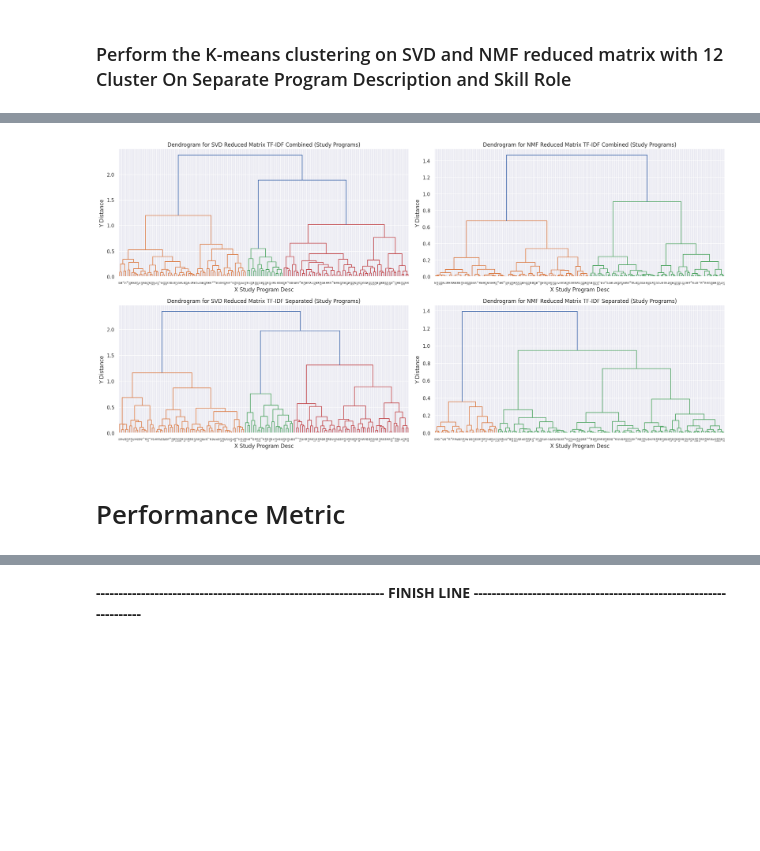
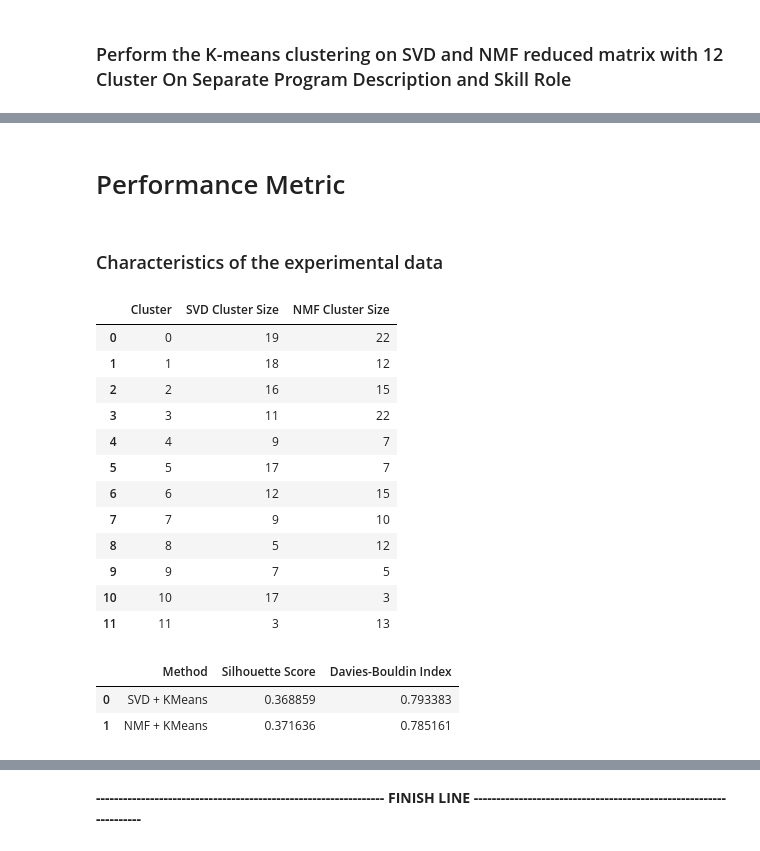
Before and after one commit to enzeeeh/ds-project, a Jupyter notebook: ds-lab1/Text_Mining_Analysis_DS_LAB1_Topic.ipynb, the cells around one changed output, grey strips where cells are left out. Drawn from its saved outputs; the diff is of its cells as text; code cells hidden in the pictures; blank space fills up the shorter version.

```diff
--- a/ds-lab1/Text_Mining_Analysis_DS_LAB1_Topic.ipynb
+++ b/ds-lab1/Text_Mining_Analysis_DS_LAB1_Topic.ipynb
@@ -527,7 +540,4 @@ reduced_matrix_nmf = nmf_combined.fit_transform(combined_text_tfidf)
 # %%
-# Separate the reduced matrices for study programs and skill sets
-programs_matrix_svd = reduced_matrix_svd[:len(study_program)]
-skills_matrix_svd = reduced_matrix_svd[len(study_program):]
 print(programs_matrix_svd.shape)
 print(skills_matrix_svd.shape)
 # Calculate cosine similarity for SVD
@@ -538,9 +548,7 @@ similarity_matrix_svd = cosine_similarity(programs_matrix_svd, skills_matrix_svd
 # %%
-# Calculate cosine similarity for NMF
-programs_matrix_nmf = reduced_matrix_nmf[:len(study_program)]
-skills_matrix_nmf = reduced_matrix_nmf[len(study_program):]
 print(programs_matrix_nmf.shape)
 print(skills_matrix_nmf.shape)
+# Calculate cosine similarity for NMF
 similarity_matrix_nmf = cosine_similarity(programs_matrix_nmf, skills_matrix_nmf)
 # %% [output]
 (143, 2)
@@ -746,6 +592,8 @@ clusters_nmf = kmeans_nmf.fit_predict(programs_matrix_nmf)
 # %%
 # Perform K-means clustering on skill sets using SVD reduced matrix
-skill_clusters_svd = kmeans_svd.predict(skills_matrix_svd)
+skill_clusters_svd = kmeans_svd.predict(programs_matrix_svd)
+# skill_clusters_svd = kmeans_svd.predict(skills_matrix_nmf)
 
 # Perform K-means clustering on skill sets using NMF reduced matrix
-skill_clusters_nmf = kmeans_nmf.predict(skills_matrix_nmf)
+skill_clusters_nmf = kmeans_nmf.predict(programs_matrix_nmf)
+# skill_clusters_nmf = kmeans_nmf.predict(skills_matrix_nmf)
@@ -972,12 +750,59 @@ def plot_dendrograms(linkage_matrices, titles, xlabels, ylabels, axhline_ys=None
-# %%
-linkage_matrices = [linkage_matrix_svd_programs, linkage_matrix_nmf_programs, linkage_matrix__svd_programs_separated, linkage_matrix_nmf_programs_separated]
-titles = ['Dendrogram for SVD Reduced Matrix TF-IDF Combined (Study Programs)', 'Dendrogram for NMF Reduced Matrix TF-IDF Combined (Study Programs)', 'Dendrogram for SVD Reduced Matrix TF-IDF Separated (Study Programs)', 'Dendrogram for NMF Reduced Matrix TF-IDF Separated (Study Programs)']
-xlabels = ['X Study Program Desc', 'X Study Program Desc', 'X Study Program Desc', 'X Study Program Desc']
-ylabels = ['Y Distance', 'Y Distance', 'Y Distance', 'Y Distance']
-axhline_ys = [10, 15, 20, 25]  # Example y-values for horizontal lines
-
-plot_dendrograms(linkage_matrices, titles, xlabels, ylabels, axhline_ys)
-# %% [output]
-[figure, removed]
 # %% [markdown]
 # Performance Metric
+# %% [markdown]
+### Characteristics of the experimental data
+# %%
+# Count documents in each cluster for SVD
+unique_svd, counts_svd = np.unique(skill_clusters_svd, return_counts=True)
+cluster_counts_svd = dict(zip(unique_svd, counts_svd))
+
+# Count documents in each cluster for NMF
+unique_nmf, counts_nmf = np.unique(skill_clusters_nmf, return_counts=True)
+cluster_counts_nmf = dict(zip(unique_nmf, counts_nmf))
+
+# Create DataFrame for cluster counts
+cluster_counts_df = pd.DataFrame({
+    "Cluster": range(12),
+    "SVD Cluster Size": [cluster_counts_svd.get(i, 0) for i in range(12)],
+    "NMF Cluster Size": [cluster_counts_nmf.get(i, 0) for i in range(12)]
+})
+
+cluster_counts_df
+# %% [output]
+|  | Cluster | SVD Cluster Size | NMF Cluster Size |
+| 0 | 0 | 19 | 22 |
+| 1 | 1 | 18 | 12 |
+| 2 | 2 | 16 | 15 |
+| 3 | 3 | 11 | 22 |
+| 4 | 4 | 9 | 7 |
+| 5 | 5 | 17 | 7 |
+| 6 | 6 | 12 | 15 |
+| 7 | 7 | 9 | 10 |
+| 8 | 8 | 5 | 12 |
+| 9 | 9 | 7 | 5 |
+| 10 | 10 | 17 | 3 |
+| 11 | 11 | 3 | 13 |
+# %%
+# Calculate performance metrics for SVD
+silhouette_svd = silhouette_score(programs_matrix_svd, skill_clusters_svd)
+davies_bouldin_svd = davies_bouldin_score(programs_matrix_svd, skill_clusters_svd)
+# calinski_harabasz_svd = calinski_harabasz_score(programs_matrix_svd, skill_clusters_svd)
+
+# Calculate performance metrics for NMF
+silhouette_nmf = silhouette_score(programs_matrix_nmf, skill_clusters_nmf)
+davies_bouldin_nmf = davies_bouldin_score(programs_matrix_nmf, skill_clusters_nmf)
+# calinski_harabasz_nmf = calinski_harabasz_score(programs_matrix_nmf, skill_clusters_nmf)
+
+# Create DataFrame for performance metrics
+performance_metrics_df = pd.DataFrame({
+    "Method": ["SVD + KMeans", "NMF + KMeans"],
+    "Silhouette Score": [silhouette_svd, silhouette_nmf],
+    "Davies-Bouldin Index": [davies_bouldin_svd, davies_bouldin_nmf],
+    # "Calinski-Harabasz Index": [calinski_harabasz_svd, calinski_harabasz_nmf]
+})
+
+performance_metrics_df
+# %% [output]
+|  | Method | Silhouette Score | Davies-Bouldin Index |
+| 0 | SVD + KMeans | 0.368859 | 0.793383 |
+| 1 | NMF + KMeans | 0.371636 | 0.785161 |
```
Also changed, not shown: parts of 60 cells of this notebook.
